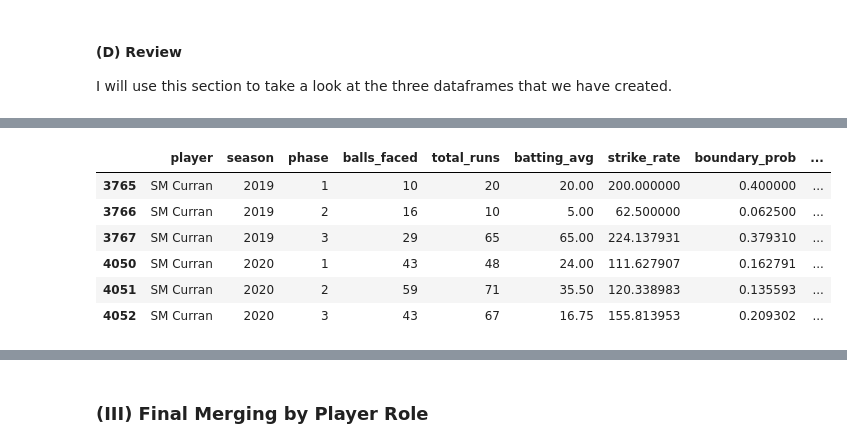
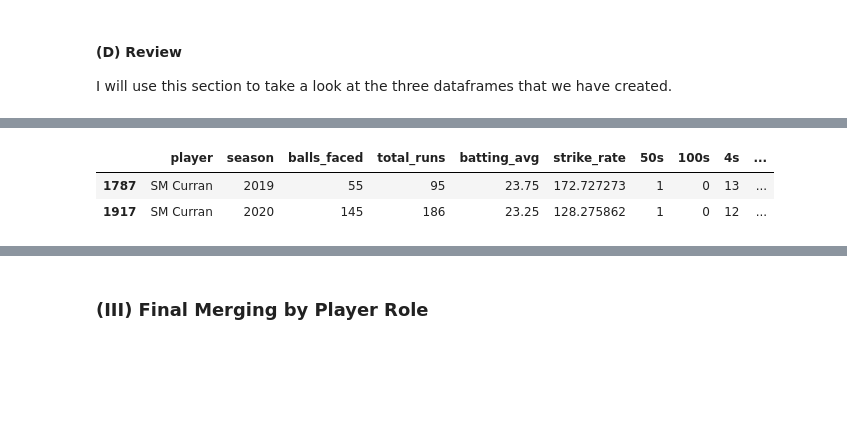
Before and after one commit to rohitbhamidi/ipl-player-salary, a Jupyter notebook: 1-DataWrangling.ipynb, the cells around one changed output, grey strips where cells are left out. Saved outputs shown, nothing was run; the diff lists cells and outputs as text; code cells hidden in the pictures; blank space fills up the shorter version.

```diff
--- a/1-DataWrangling.ipynb
+++ b/1-DataWrangling.ipynb
@@ -60,8 +60,8 @@ Archive:  /Volumes/My Passport for Mac/DataScienceCap2/IPLData/ipl-2008-to-2021-
 replace /Volumes/My Passport for Mac/DataScienceCap2/IPLData/IPL_Ball_by_Ball_2008_2022.csv? [y]es, [n]o, [A]ll, [N]one, [r]ename: ^C
 # %%
 # save the data in the pandas dataframes ball_data_full and match_data_full
-path_to_ball_data = "./ipl-player-salary/IPLData/IPL_Ball_by_Ball_2008_2022.csv"
-path_to_match_data = "./ipl-player-salary/IPLData/IPL_Matches_2008_2022.csv"
+path_to_ball_data = "./IPLData/IPL_Ball_by_Ball_2008_2022.csv"
+path_to_match_data = "./IPLData/IPL_Matches_2008_2022.csv"
 
 df_ball_data_full = pd.read_csv(path_to_ball_data)
 
@@ -76,19 +76,15 @@ Since CricMetric doesn't have an API, I will have to download the data directly
 
 I have stored the data in my removable volume.
 # %%
-# define a function to return the data of a given year stored in a pandas dataframe:
 def salary_data(year):
 
     '''Function to return the salary data of the inputted year as a pandas dataframe.'''
 
-    base_string = "./ipl-player-salary/IPLData/"
+    base_string = "./IPLData/"
     added_string = "ipl_salary_" + str(year) + ".csv"
     basic_df = pd.read_csv(base_string + added_string)
 
-    # remove the unnecessary information at the top of each DF
     basic_df =  basic_df.dropna(subset=['Player.1'])
-
-    # add the year information for concatenation later on
     basic_df = basic_df.assign(year=year)
 
     return basic_df
@@ -419,20 +350,12 @@ def batting_data(player, year, phase):
     else:
         return pd.DataFrame()
 # %%
-batting = []  # Create an empty list to store batting data
+batting = []
 
-# Iterate over each year from 2008 to 2020
 for year in range(2008, 2021):
-    # Retrieve unique batters for the current year
     unique_batters = list(df_ball_data_restricted[df_ball_data_restricted['Season'] == year]['batter'].unique())
+    for batter in unique_batters:
+        batting.append(batting_data(batter, year))
 
-    # Iterate over each batter
-    for batter in unique_batters:
-        # Iterate over the range of phases (1, 2, 3)
-        for phase in range(1, 4):
-            # Call the batting_data function to get batting data for the current batter, year, and phase
-            batting.append(batting_data(batter, year, phase))
-
-# Concatenate all the batting dataframes in the batting list into a single dataframe called batting_comb which is then sorted
 batting_comb = pd.concat(batting, ignore_index=True)
-batting_comb = batting_comb.sort_values(['player', 'season', 'phase', 'total_runs'], ascending=[True, True, True, False])
+batting_comb = batting_comb.sort_values(['player', 'season', 'total_runs'], ascending=[True, True, False])
@@ -690,11 +515,7 @@ interactive(children=(IntSlider(value=2014, description='season', max=2020, min=
 # %%
-batting_comb[batting_comb['player']=='SM Curran'].sort_values(['season','phase'])
+batting_comb[batting_comb['player']=='SM Curran']
 # %% [output]
-|  | player | season | phase | balls_faced | total_runs | batting_avg | strike_rate | boundary_prob | ... |
-| 3765 | SM Curran | 2019 | 1 | 10 | 20 | 20.00 | 200.000000 | 0.400000 | ... |
-| 3766 | SM Curran | 2019 | 2 | 16 | 10 | 5.00 | 62.500000 | 0.062500 | ... |
-| 3767 | SM Curran | 2019 | 3 | 29 | 65 | 65.00 | 224.137931 | 0.379310 | ... |
-| 4050 | SM Curran | 2020 | 1 | 43 | 48 | 24.00 | 111.627907 | 0.162791 | ... |
-| 4051 | SM Curran | 2020 | 2 | 59 | 71 | 35.50 | 120.338983 | 0.135593 | ... |
-| 4052 | SM Curran | 2020 | 3 | 43 | 67 | 16.75 | 155.813953 | 0.209302 | ... |
+|  | player | season | balls_faced | total_runs | batting_avg | strike_rate | 50s | 100s | 4s | ... |
+| 1787 | SM Curran | 2019 | 55 | 95 | 23.75 | 172.727273 | 1 | 0 | 13 | ... |
+| 1917 | SM Curran | 2020 | 145 | 186 | 23.25 | 128.275862 | 1 | 0 | 12 | ... |
 # %%
```
Also changed, not shown: parts of 24 cells of this notebook, 1 other file.
